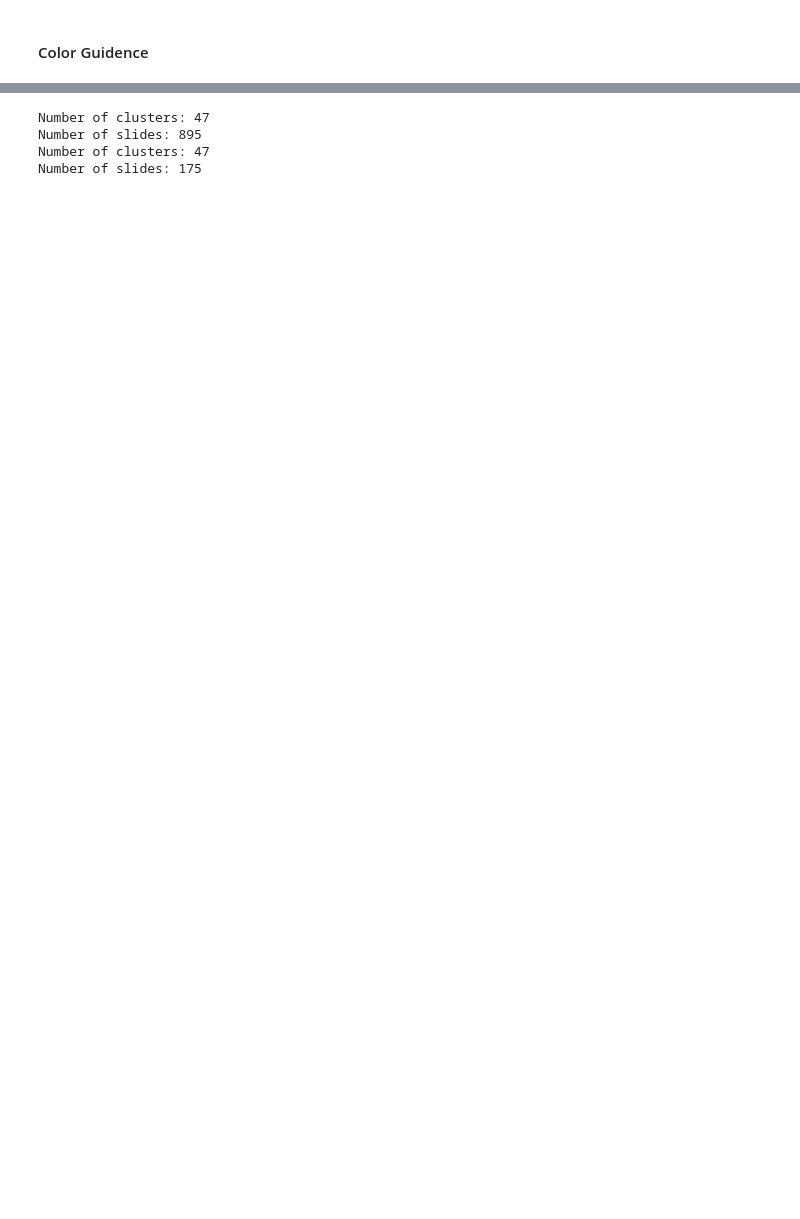
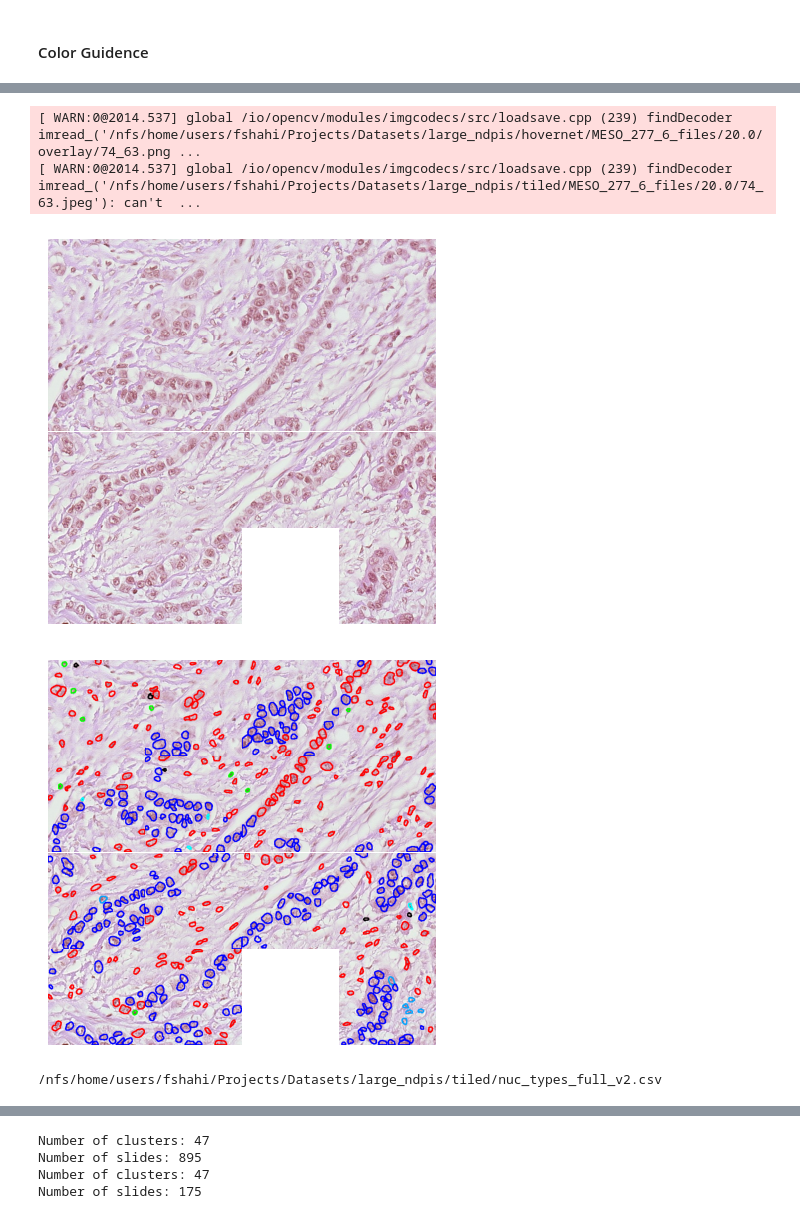
Before and after one commit to FarzanehSeyedshahi/Histomorphological-Phenotype-Learning, a Jupyter notebook: workflow/hovernet.ipynb, the cells around one changed output, grey strips where cells are left out. Drawn from its saved outputs; the diff is of its cells as text; code cells hidden in the pictures; blank space fills up the shorter version.

```diff
--- a/workflow/hovernet.ipynb
+++ b/workflow/hovernet.ipynb
@@ -140 +126,46 @@ nuc_types
+# %%
+fig1, ax1 = plt.subplots(4,4, figsize=(5,5))
+fig2, ax2 = plt.subplots(4,4, figsize=(5,5))
+
+#  make the space between the plots to zero
+fig1.subplots_adjust(hspace=0, wspace=0)
+fig2.subplots_adjust(hspace=0, wspace=0)
+
+# off the grids
+for ax in ax1.flat:
+    ax.axis('off')
+for ax in ax2.flat:
+    ax.axis('off')
+
+i_5x, j_5x = 18,15
+start_i, start_j = i_5x*4, j_5x*4
+
+
+for i in range(start_i, start_i+4):
+    for j in range(start_j, start_j+4):
+        try:
+            folder, format_ = 'overlay', 'png'
+            path = '/nfs/home/users/fshahi/Projects/Datasets/large_ndpis/hovernet/MESO_277_6_files/20.0/overlay/{}_{}.png'.format(i,j)
+            overlay = cv2.imread(path)
+
+            # load the original image
+            path = '/nfs/home/users/fshahi/Projects/Datasets/large_ndpis/tiled/MESO_277_6_files/20.0/{}_{}.jpeg'.format(i, j)
+            image = cv2.imread(path)
+
+            i_plot = i-start_i
+            j_plot = j-start_j
+
+            ax1[j_plot, i_plot].imshow(image)
+            ax2[j_plot, i_plot].imshow(overlay)
+        except:
+            pass
+
+plt.show()
+# fig1.savefig('{}/original_tile.png'.format(figure_path))
+# fig2.savefig('{}/overlay_tile.png'.format(figure_path))
+# %% [output]
+[ WARN:0@2014.537] global /io/opencv/modules/imgcodecs/src/loadsave.cpp (239) findDecoder imread_('/nfs/home/users/fshahi/Projects/Datasets/large_ndpis/hovernet/MESO_277_6_files/20.0/overlay/74_63.png ...
+[ WARN:0@2014.537] global /io/opencv/modules/imgcodecs/src/loadsave.cpp (239) findDecoder imread_('/nfs/home/users/fshahi/Projects/Datasets/large_ndpis/tiled/MESO_277_6_files/20.0/74_63.jpeg'): can't  ...
+[figure, added]
+[figure, added]
 # %%
@@ -167 +217,5 @@ nuc_types
+# %%
+ls '/nfs/home/users/fshahi/Projects/Datasets/large_ndpis/tiled/nuc_types_full_v2.csv'
+# %% [output]
+/nfs/home/users/fshahi/Projects/Datasets/large_ndpis/tiled/nuc_types_full_v2.csv
 # %%
```
Also changed, not shown: parts of 7 cells of this notebook, 1 other file.
